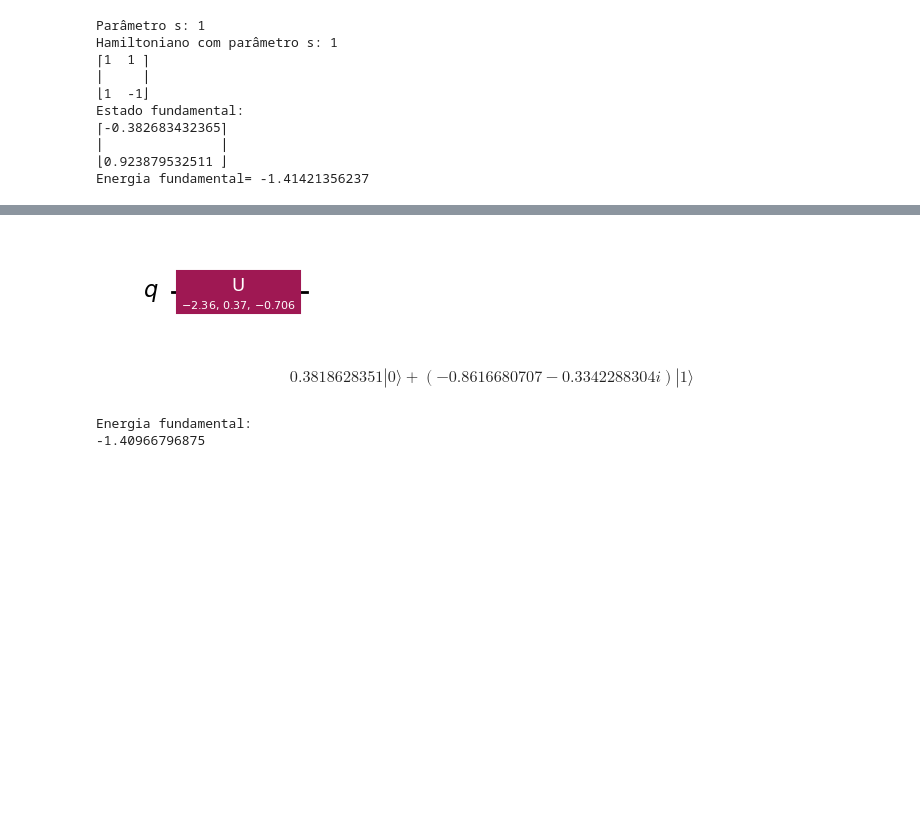
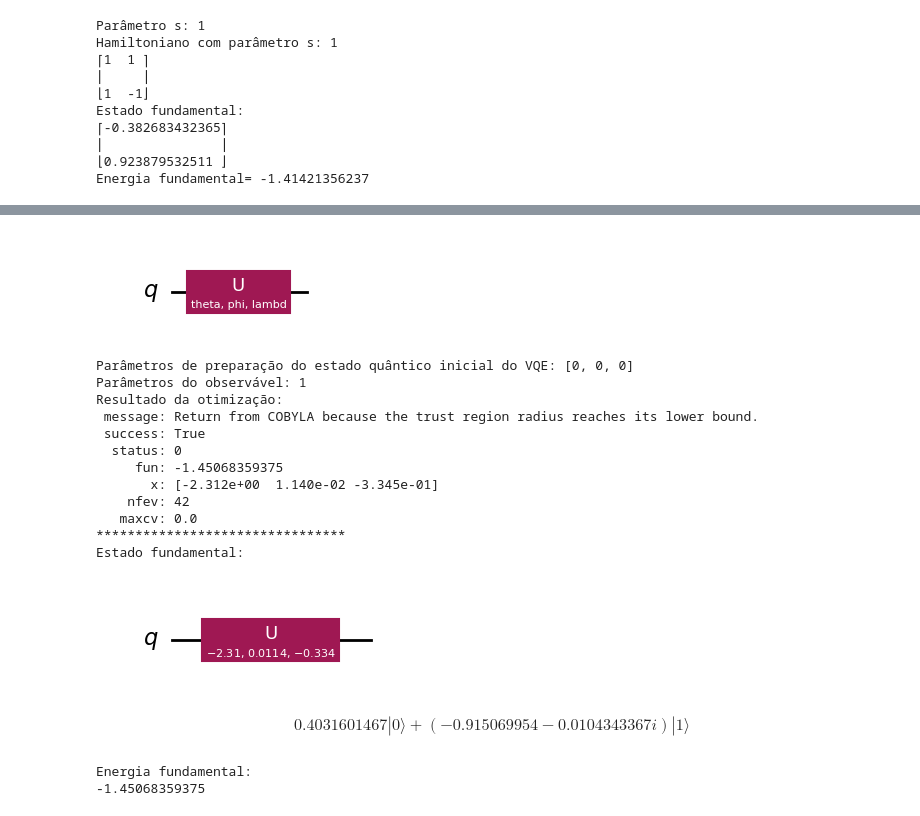
Before and after one commit to LucioFassarella/VQE, a Jupyter notebook: VQE_Hamiltoniano_01.ipynb, the cells around one changed output, grey strips where cells are left out. Saved outputs shown, nothing was run; the diff lists cells and outputs as text; code cells hidden in the pictures; blank space fills up the shorter version.

```diff
--- a/VQE_Hamiltoniano_01.ipynb
+++ b/VQE_Hamiltoniano_01.ipynb
@@ -528,25 +561,46 @@ Energia fundamental= -1.41421356237
 Implementação do VQE
 '''
 
-# Hamiltoniano
-H_val = H.assign_parameters({s: s_val})
-print("Hamiltoniano:")
-print(H_val)
+# Empacotamento da função E_parametrico para uso no scipy.optimize.minimize
+def E_parametrico_reduzida(parametros_otimizaveis, estado_qc_fixed, observavel_op_fixed, params_observavel_op_fixed, aer_flag_fixed, backend_fixed, shots_fixed):
+    # optim_params are the parameters for the quantum state preparation circuit
+    return E_parametrico(estado_qc = estado_qc_fixed,
+                           observavel_op = observavel_op_fixed,
+                           params_estado_qc = parametros_otimizaveis,
+                           params_observavel_op = params_observavel_op_fixed,
+                           aer_flag = aer_flag_fixed,
+                           backend = backend_fixed,
+                           shots = shots_fixed)
+
+
+#################################################################################
+
+# Observavel
+observavel = SparsePauliOp.from_list([("Z", 1), ("X", s)])
+print("Observavel:")
+print(observavel)
 
 # Circuito de preparação do estado quântico
-qc_estado_val = qc_estado.copy()
-
-# Parâmetros fixados da função E (que calcula o valor esperado de H no estado quântico)
-aer_val = True
-backend_val = None
-shots = 2**20
+estado = QuantumCircuit(qr)
+estado.u(theta, phi, lambd, qr[0])
+print("Estado")
+display(estado.draw('mpl'))
 
 # Parâmetros de preparação do estado quântico inicial
-params_val = [0, 0, 0] # This corresponds to [t, p, l]
-print(f"Parâmetros de preparação do estado quântico inicial do VQE: {params_val}")
-
+parametros_do_estado_inicial = [0, 0, 0] # This corresponds to [t, p, l]
+parametros_do_observavel = [s_val] # Use s_val from Teste 1 (s=0)
+print(f"Parâmetros de preparação do estado quântico inicial do VQE: {parametros_do_estado_inicial}")
+print(f"Parâmetros do observável: {s_val}")
 # Loop de otimização híbrida
-resultado = minimize(E, params_val, args = (qc_estado_val, H_val, aer_val, backend_val, shots), tol = 1/2**12, method="COBYLA")
+resultado = minimize(E_parametrico_reduzida, parametros_do_estado_inicial,
+                     args=(estado, # estado_qc_fixed
+                           observavel, # observavel_op_fixed
+                           #parametros_do_estado, # parametros_do_estado_fixed <--- omitido para otimização
+                           parametros_do_observavel, # params_observavel_op_fixed
+                           True, # aer_flag_fixed
+                           None, # backend_fixed
+                           2**12), # shots_fixed
+                     tol = 1/2**12, method="COBYLA")
 
 print("Resultado da otimização:")
 print(resultado)
@@ -561,10 +615,10 @@ from qiskit.quantum_info import Statevector
 print("Estado fundamental:")
 t_val, p_val, l_val = resultado.x
 
-qc_estado_val = qc_estado.copy().assign_parameters({theta: t_val, phi : p_val, lambd : l_val})
-display(qc_estado_val.draw('mpl'))
+estado_qc_val = estado.copy().assign_parameters({theta: t_val, phi : p_val, lambd : l_val})
+display(estado_qc_val.draw('mpl'))
 
-vetorestado = Statevector.from_instruction(qc_estado_val)
+vetorestado = Statevector.from_instruction(estado_qc_val)
 display(vetorestado.draw('latex'))
 
 print("Energia fundamental:")
@@ -587,5 +632,18 @@ Estado fundamental:
-[figure, old version]
+[figure, new version]
+Parâmetros de preparação do estado quântico inicial do VQE: [0, 0, 0]
+Parâmetros do observável: 1
+Resultado da otimização:
+ message: Return from COBYLA because the trust region radius reaches its lower bound.
+ success: True
+  status: 0
+     fun: -1.45068359375
+       x: [-2.312e+00  1.140e-02 -3.345e-01]
+    nfev: 42
+   maxcv: 0.0
+********************************
+Estado fundamental:
+[figure, added]
-$$0.3818628351 |0\rangle+(-0.8616680707 - 0.3342288304 i) |1\rangle$$
+$$0.4031601467 |0\rangle+(-0.915069954 - 0.0104343367 i) |1\rangle$$
-Energia fundamental:
--1.40966796875
+Energia fundamental:
+-1.45068359375
 # %% [markdown]
```
Also changed, not shown: parts of 22 cells of this notebook.
